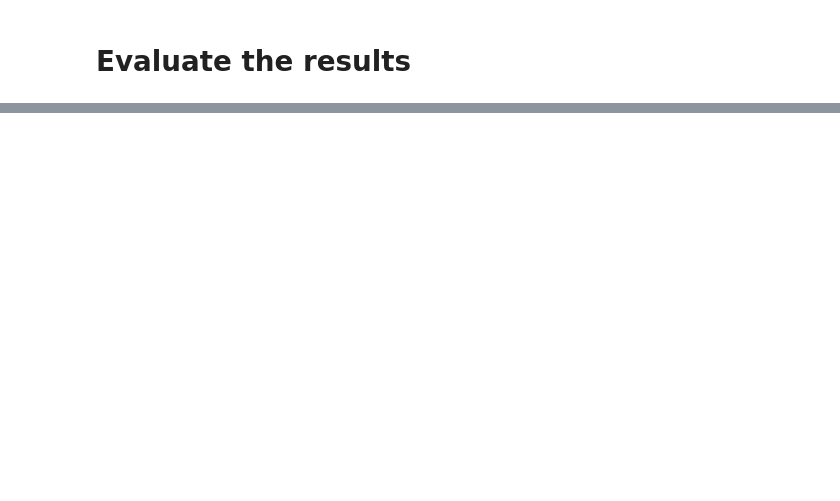
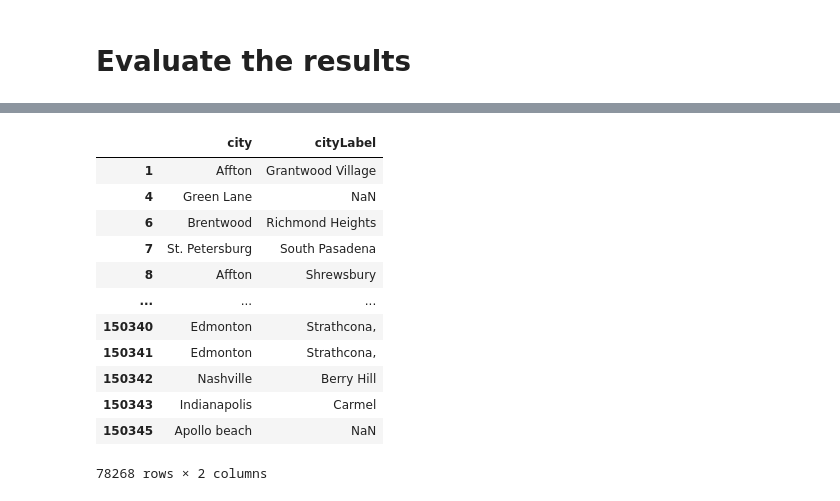
Before and after one commit to christiannielsen98/DVML-P7, a Jupyter notebook: Development/location_from_wikidata.ipynb, the cells around one changed output, grey strips where cells are left out. Saved outputs shown, nothing was run; the diff lists cells and outputs as text; code cells hidden in the pictures; blank space fills up the shorter version.

```diff
--- a/Development/location_from_wikidata.ipynb
+++ b/Development/location_from_wikidata.ipynb
@@ -138,0 +152,16 @@ Error: /home/ubuntu/vol1/virtuoso/import/wikidata_location_mappings.nt.gz file n
+# %%
+biz_location_mapping_merge[biz_location_mapping_merge['city'] != biz_location_mapping_merge['cityLabel']][['city','cityLabel']]
+# %% [output]
+|  | city | cityLabel |
+| 1 | Affton | Grantwood Village |
+| 4 | Green Lane | NaN |
+| 6 | Brentwood | Richmond Heights |
+| 7 | St. Petersburg | South Pasadena |
+| 8 | Affton | Shrewsbury |
+| ... | ... | ... |
+| 150340 | Edmonton | Strathcona, |
+| 150341 | Edmonton | Strathcona, |
+| 150342 | Nashville | Berry Hill |
+| 150343 | Indianapolis | Carmel |
+| 150345 | Apollo beach | NaN |
+78268 rows × 2 columns
```
Also changed, not shown: parts of 20 cells of this notebook, 1 other file.
